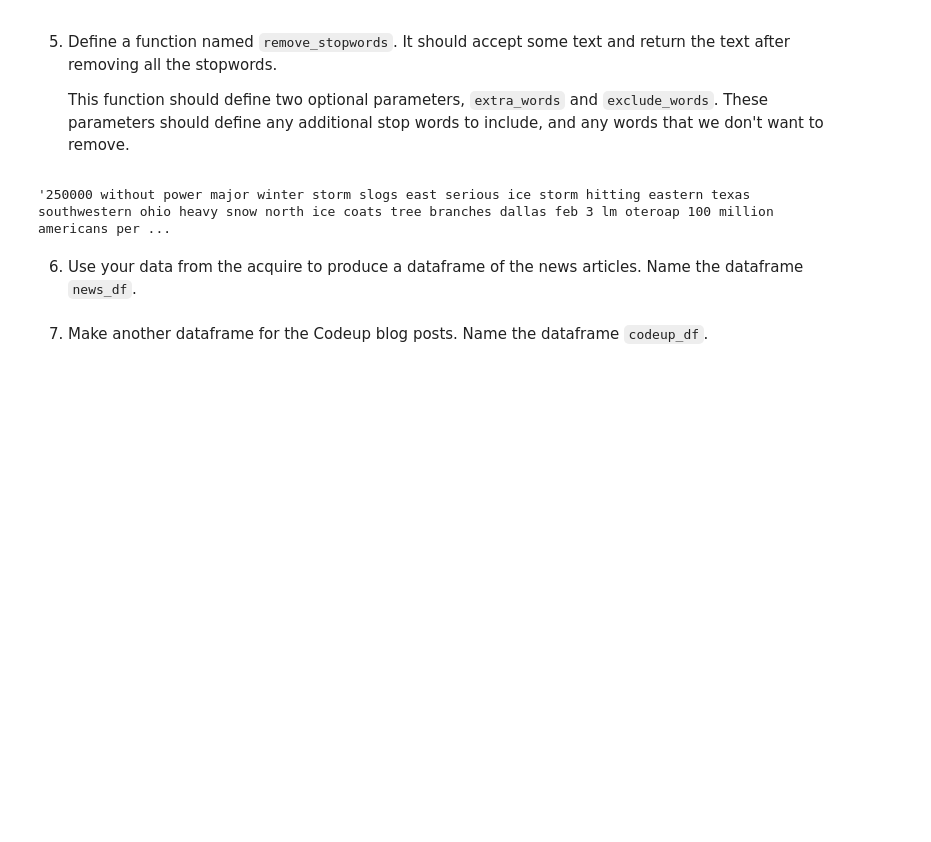
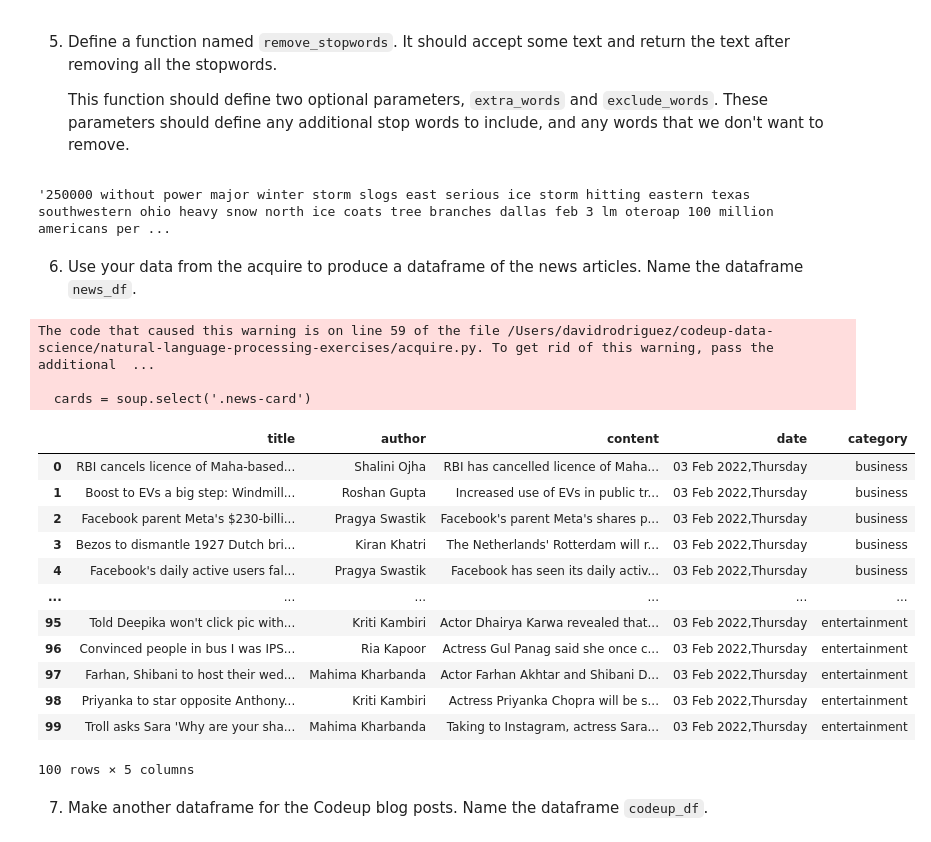
Before and after one commit to david-rodriguez-siller/natural-language-processing-exercises, a Jupyter notebook: prepare_exercises.ipynb, the cells around one changed output. Drawn from its saved outputs; the diff is of its cells as text; code cells hidden in the pictures; blank space fills up the shorter version.

```diff
--- a/prepare_exercises.ipynb
+++ b/prepare_exercises.ipynb
@@ -211,5 +211,25 @@ remove_stopwords(text)
 '250000 without power major winter storm slogs east serious ice storm hitting eastern texas southwestern ohio heavy snow north ice coats tree branches dallas feb 3 lm oteroap 100 million americans per ...
 # %% [markdown]
 6. Use your data from the acquire to produce a dataframe of the news articles. Name the dataframe `news_df`.
+# %%
+news_df = acquire.get_inshorts_articles()
+news_df
+# %% [output]
+The code that caused this warning is on line 59 of the file /Users/davidrodriguez/codeup-data-science/natural-language-processing-exercises/acquire.py. To get rid of this warning, pass the additional  ...
+
+  cards = soup.select('.news-card')
+|  | title | author | content | date | category |
+| 0 | RBI cancels licence of Maha-based... | Shalini Ojha | RBI has cancelled licence of Maha... | 03 Feb 2022,Thursday | business |
+| 1 | Boost to EVs a big step: Windmill... | Roshan Gupta | Increased use of EVs in public tr... | 03 Feb 2022,Thursday | business |
+| 2 | Facebook parent Meta's $230-billi... | Pragya Swastik | Facebook's parent Meta's shares p... | 03 Feb 2022,Thursday | business |
+| 3 | Bezos to dismantle 1927 Dutch bri... | Kiran Khatri | The Netherlands' Rotterdam will r... | 03 Feb 2022,Thursday | business |
+| 4 | Facebook's daily active users fal... | Pragya Swastik | Facebook has seen its daily activ... | 03 Feb 2022,Thursday | business |
+| ... | ... | ... | ... | ... | ... |
+| 95 | Told Deepika won't click pic with... | Kriti Kambiri | Actor Dhairya Karwa revealed that... | 03 Feb 2022,Thursday | entertainment |
+| 96 | Convinced people in bus I was IPS... | Ria Kapoor | Actress Gul Panag said she once c... | 03 Feb 2022,Thursday | entertainment |
+| 97 | Farhan, Shibani to host their wed... | Mahima Kharbanda | Actor Farhan Akhtar and Shibani D... | 03 Feb 2022,Thursday | entertainment |
+| 98 | Priyanka to star opposite Anthony... | Kriti Kambiri | Actress Priyanka Chopra will be s... | 03 Feb 2022,Thursday | entertainment |
+| 99 | Troll asks Sara 'Why are your sha... | Mahima Kharbanda | Taking to Instagram, actress Sara... | 03 Feb 2022,Thursday | entertainment |
+100 rows × 5 columns
 # %% [markdown]
 7. Make another dataframe for the Codeup blog posts. Name the dataframe `codeup_df`.
```
Also changed, not shown: parts of 2 cells of this notebook.
